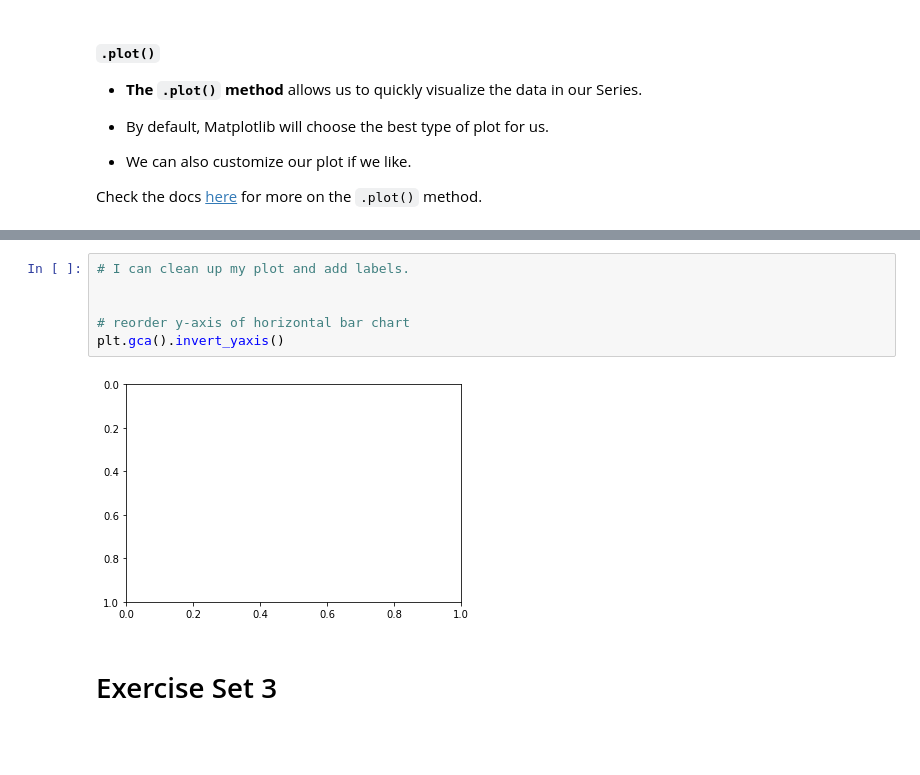
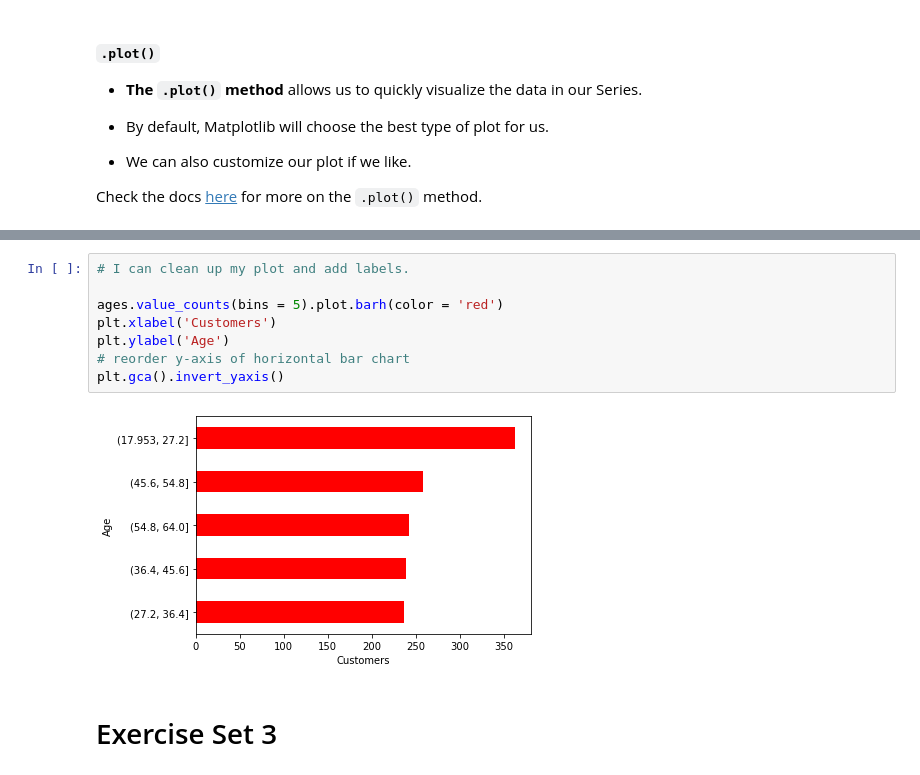
Before and after one commit to PGuajardo/numpy-pandas-visualization-exercises, a Jupyter notebook: pandas_series_lesson.ipynb, the cells around one changed output, grey strips where cells are left out. Drawn from its saved outputs; the diff is of its cells as text; blank space fills up the shorter version.

```diff
--- a/pandas_series_lesson.ipynb
+++ b/pandas_series_lesson.ipynb
@@ -992,11 +998,13 @@ NameError: name 'tip' is not defined
 # %%
 # I can clean up my plot and add labels.
 
-
+ages.value_counts(bins = 5).plot.barh(color = 'red')
+plt.xlabel('Customers')
+plt.ylabel('Age')
 # reorder y-axis of horizontal bar chart
 plt.gca().invert_yaxis()
 # %% [output]
-[figure, old version]
+[figure, new version]
 # %% [markdown]
 # Exercise Set 3
 # %% [markdown]
```
Also changed, not shown: parts of 3 cells of this notebook, 1 other file.
